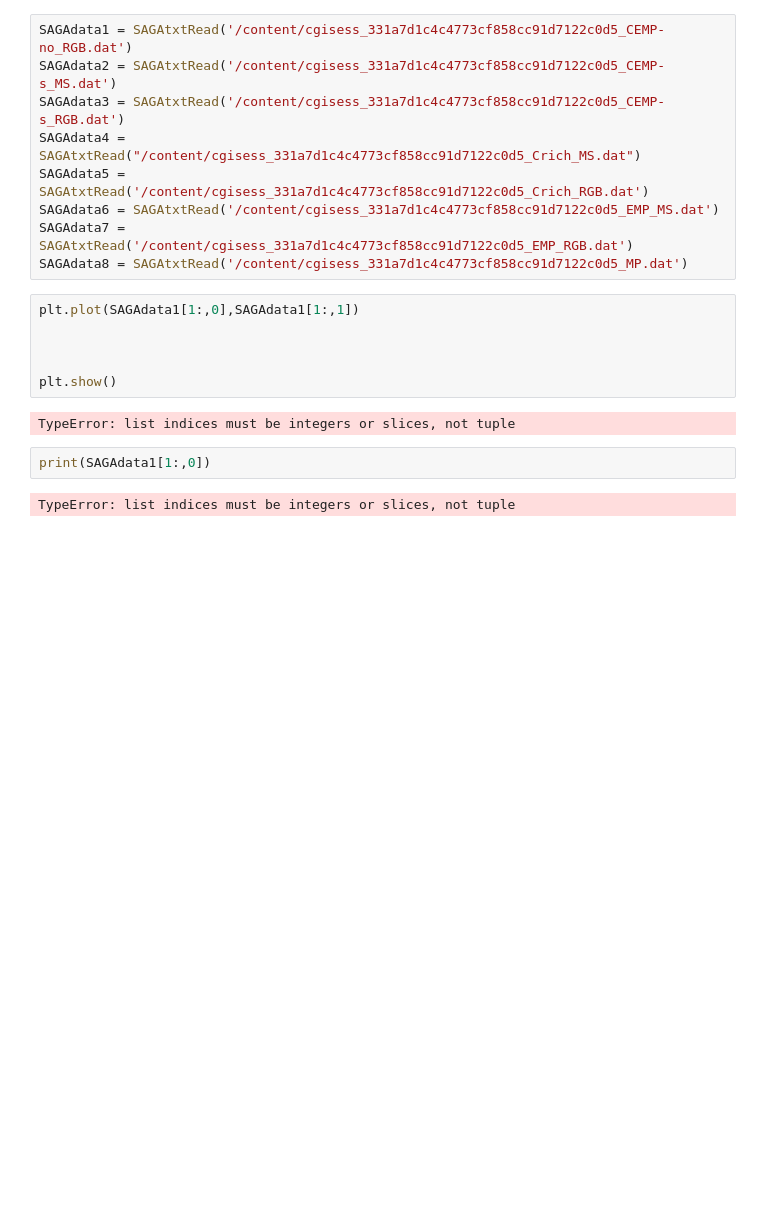
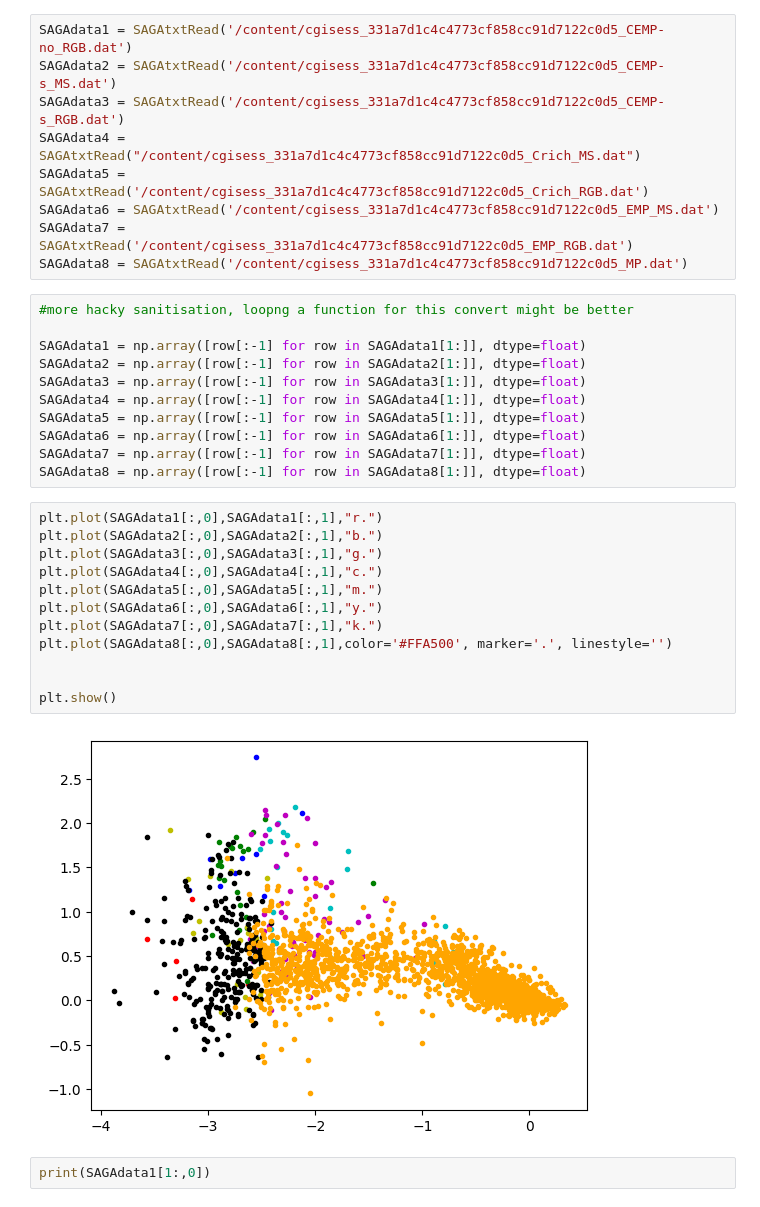
Before and after one commit to StephenJohnson-CardiffUni/ProjectNSNSmerger, a Jupyter notebook: DataLoadAndHandle.ipynb, the cells around one changed output. Drawn from its saved outputs; the diff is of its cells as text; blank space fills up the shorter version.

Commit message:
Sanitise and plot first data from SAGA

```diff
--- a/DataLoadAndHandle.ipynb
+++ b/DataLoadAndHandle.ipynb
@@ -99,15 +99,30 @@ SAGAdata5 = SAGAtxtRead('/content/cgisess_331a7d1c4c4773cf858cc91d7122c0d5_Crich
 SAGAdata6 = SAGAtxtRead('/content/cgisess_331a7d1c4c4773cf858cc91d7122c0d5_EMP_MS.dat')
 SAGAdata7 = SAGAtxtRead('/content/cgisess_331a7d1c4c4773cf858cc91d7122c0d5_EMP_RGB.dat')
 SAGAdata8 = SAGAtxtRead('/content/cgisess_331a7d1c4c4773cf858cc91d7122c0d5_MP.dat')
-# %%
-plt.plot(SAGAdata1[1:,0],SAGAdata1[1:,1])
-
-
-
-plt.show()
-# %% [output]
-TypeError: list indices must be integers or slices, not tuple
+# %%
+#more hacky sanitisation, loopng a function for this convert might be better
+
+SAGAdata1 = np.array([row[:-1] for row in SAGAdata1[1:]], dtype=float)
+SAGAdata2 = np.array([row[:-1] for row in SAGAdata2[1:]], dtype=float)
+SAGAdata3 = np.array([row[:-1] for row in SAGAdata3[1:]], dtype=float)
+SAGAdata4 = np.array([row[:-1] for row in SAGAdata4[1:]], dtype=float)
+SAGAdata5 = np.array([row[:-1] for row in SAGAdata5[1:]], dtype=float)
+SAGAdata6 = np.array([row[:-1] for row in SAGAdata6[1:]], dtype=float)
+SAGAdata7 = np.array([row[:-1] for row in SAGAdata7[1:]], dtype=float)
+SAGAdata8 = np.array([row[:-1] for row in SAGAdata8[1:]], dtype=float)
+# %%
+plt.plot(SAGAdata1[:,0],SAGAdata1[:,1],"r.")
+plt.plot(SAGAdata2[:,0],SAGAdata2[:,1],"b.")
+plt.plot(SAGAdata3[:,0],SAGAdata3[:,1],"g.")
+plt.plot(SAGAdata4[:,0],SAGAdata4[:,1],"c.")
+plt.plot(SAGAdata5[:,0],SAGAdata5[:,1],"m.")
+plt.plot(SAGAdata6[:,0],SAGAdata6[:,1],"y.")
+plt.plot(SAGAdata7[:,0],SAGAdata7[:,1],"k.")
+plt.plot(SAGAdata8[:,0],SAGAdata8[:,1],color='#FFA500', marker='.', linestyle='')
+
+
+plt.show()
+# %% [output]
+[figure, added]
 # %%
 print(SAGAdata1[1:,0])
-# %% [output]
-TypeError: list indices must be integers or slices, not tuple
```
